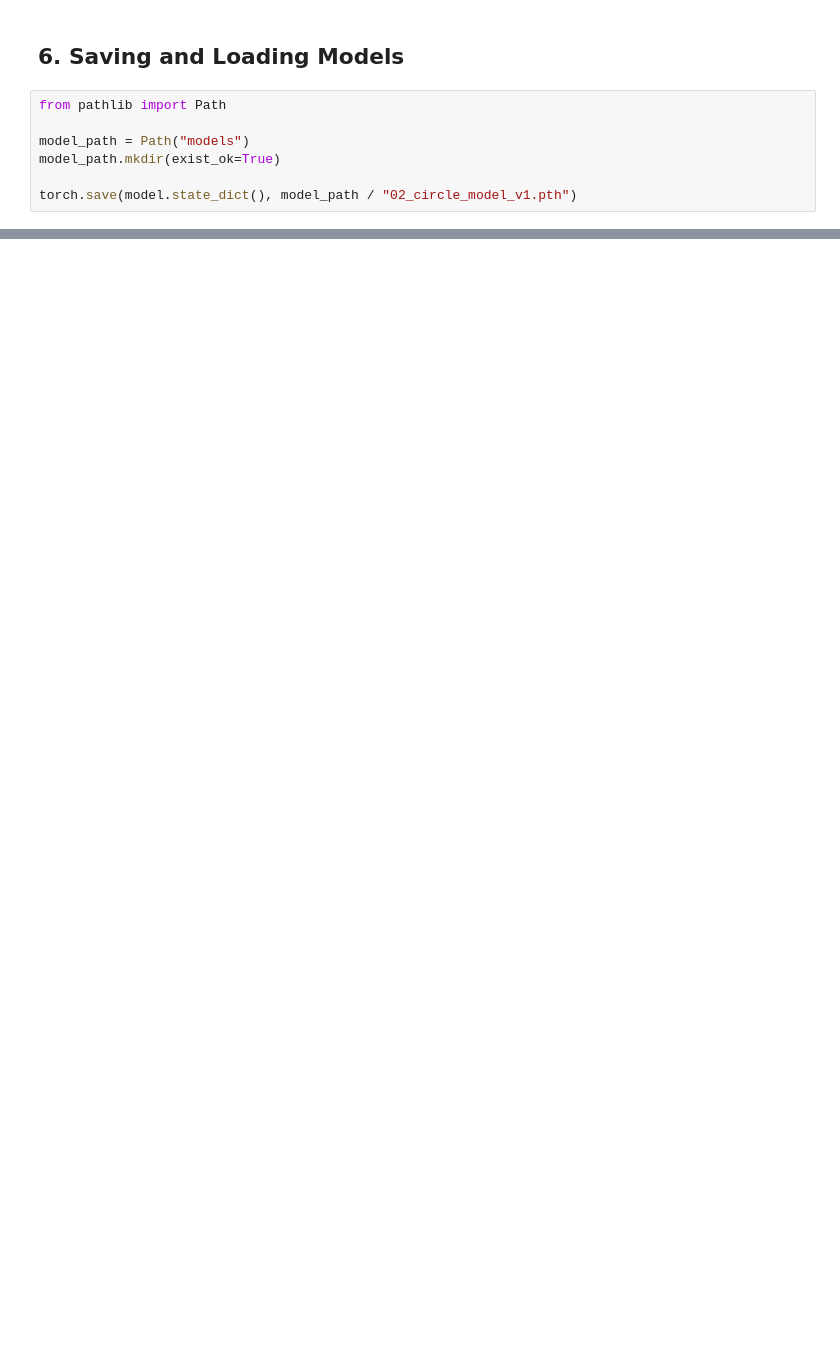
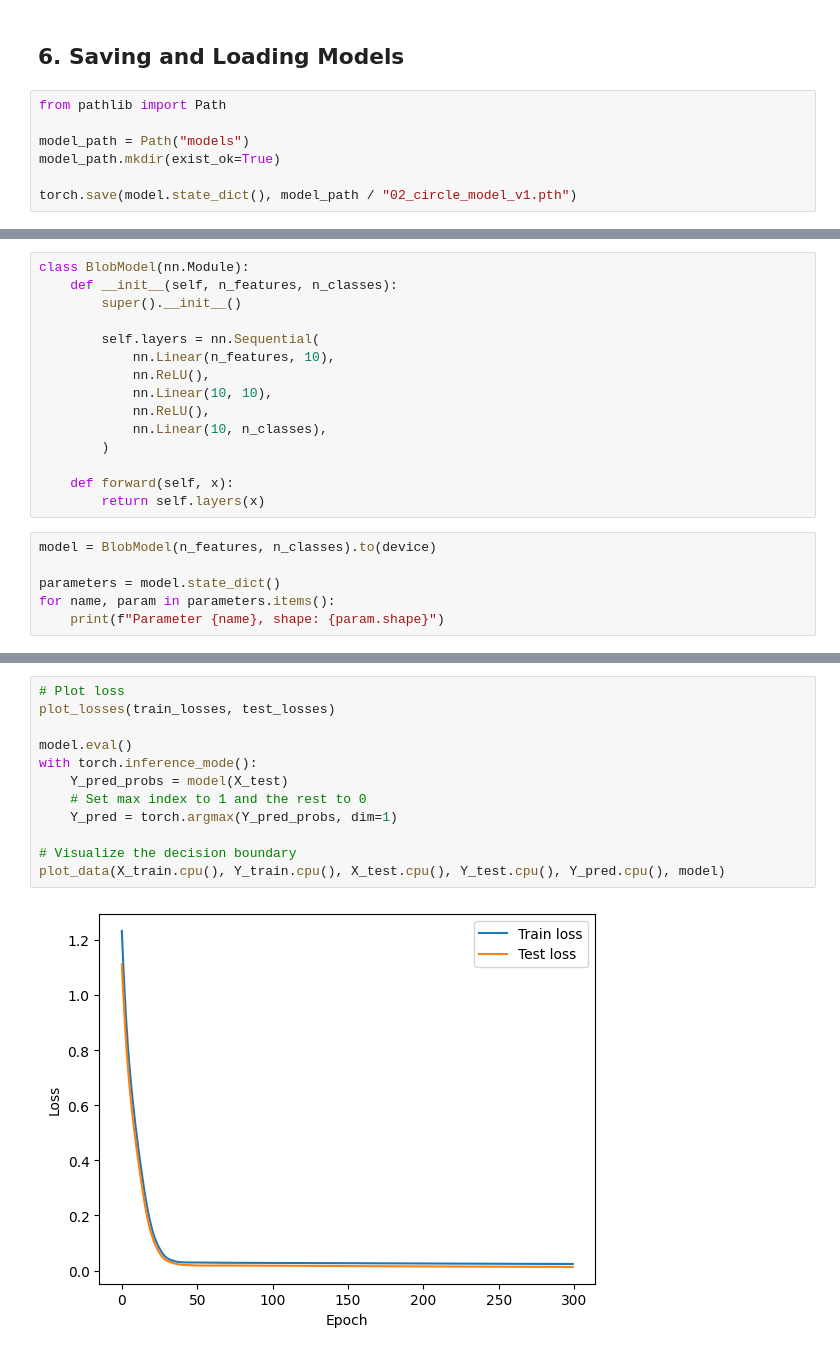
Before and after one commit to Adi-UA/pytorch-course, a Jupyter notebook: 02_pytorch_classification.ipynb, the cells around one changed output, grey strips where cells are left out. Drawn from its saved outputs; the diff is of its cells as text; blank space fills up the shorter version.

```diff
--- a/02_pytorch_classification.ipynb
+++ b/02_pytorch_classification.ipynb
@@ -410,0 +490,21 @@ plot_data(
+# %%
+class BlobModel(nn.Module):
+    def __init__(self, n_features, n_classes):
+        super().__init__()
+
+        self.layers = nn.Sequential(
+            nn.Linear(n_features, 10),
+            nn.ReLU(),
+            nn.Linear(10, 10),
+            nn.ReLU(),
+            nn.Linear(10, n_classes),
+        )
+
+    def forward(self, x):
+        return self.layers(x)
+# %%
+model = BlobModel(n_features, n_classes).to(device)
+
+parameters = model.state_dict()
+for name, param in parameters.items():
+    print(f"Parameter {name}, shape: {param.shape}")
@@ -410,0 +573,14 @@ plot_data(
+# %%
+# Plot loss
+plot_losses(train_losses, test_losses)
+
+model.eval()
+with torch.inference_mode():
+    Y_pred_probs = model(X_test)
+    # Set max index to 1 and the rest to 0
+    Y_pred = torch.argmax(Y_pred_probs, dim=1)
+
+# Visualize the decision boundary
+plot_data(X_train.cpu(), Y_train.cpu(), X_test.cpu(), Y_test.cpu(), Y_pred.cpu(), model)
+# %% [output]
+[figure, added]
```
Also changed, not shown: parts of 15 cells of this notebook, 1 other file.
